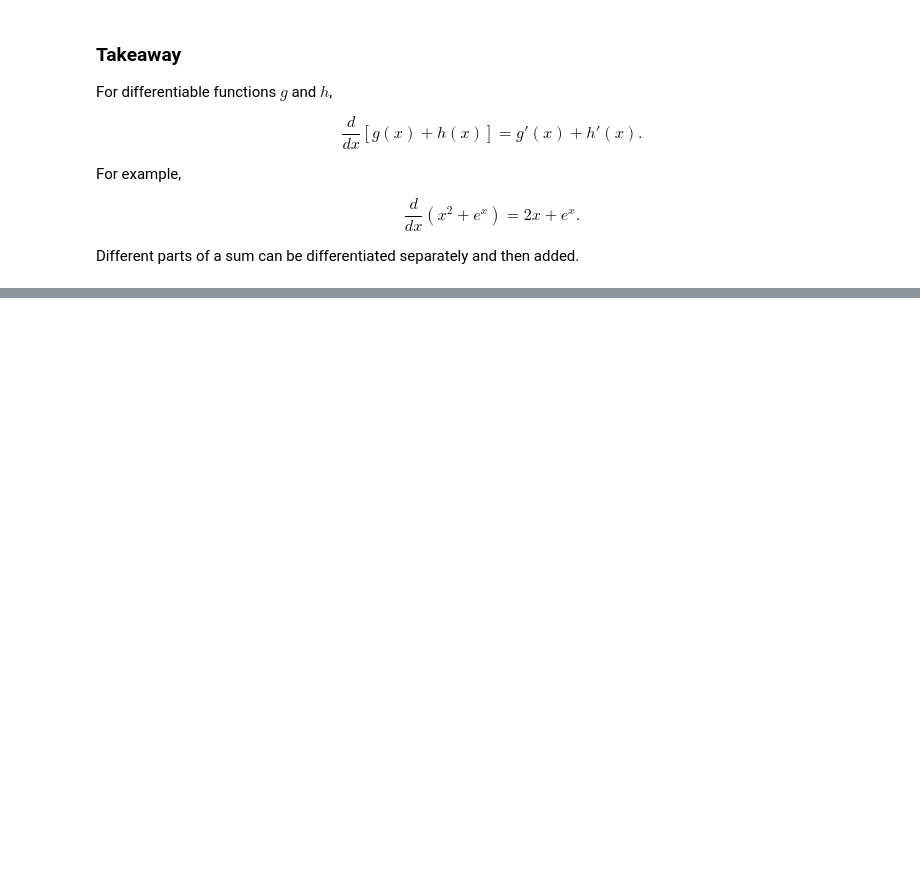
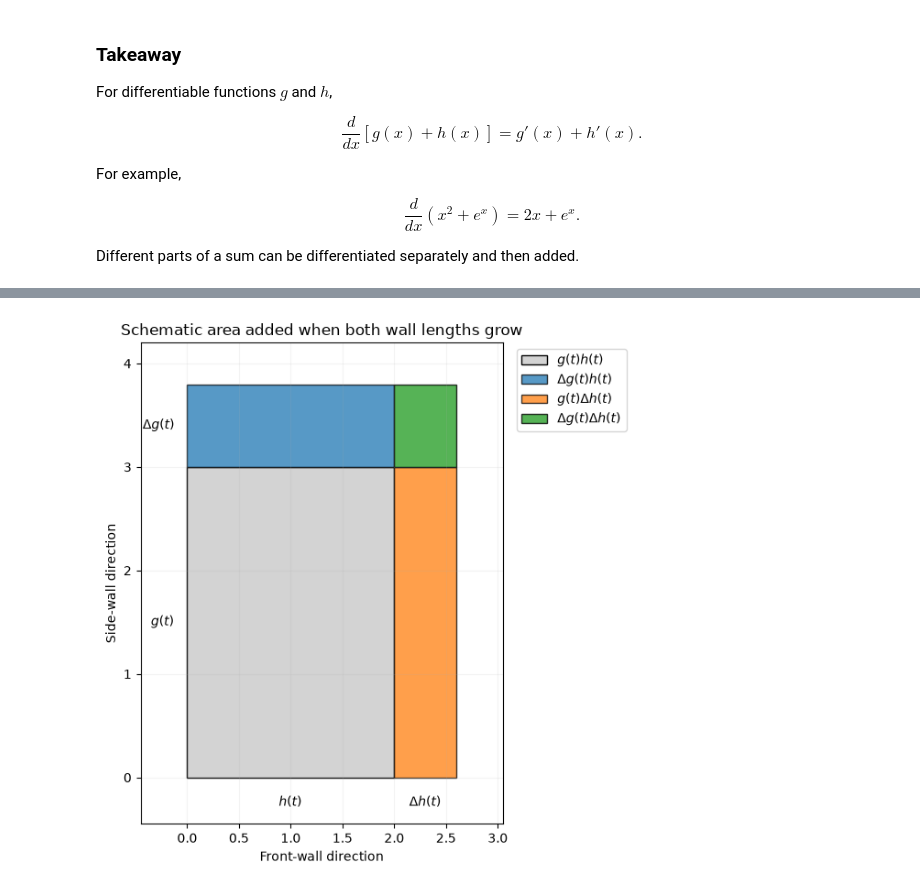
Before and after one commit to majorgilles/mathematics-for-machine-learning-and-data-science, a Jupyter notebook: weeks/c2_w1/02_derivative_properties.ipynb, the cells around one changed output, grey strips where cells are left out. Drawn from its saved outputs; the diff is of its cells as text; code cells hidden in the pictures; blank space fills up the shorter version.

```diff
--- a/weeks/c2_w1/02_derivative_properties.ipynb
+++ b/weeks/c2_w1/02_derivative_properties.ipynb
@@ -461,0 +523,44 @@ Different parts of a sum can be differentiated separately and then added.
+# %%
+from matplotlib.patches import Rectangle
+
+house_side_length: float = 3.0
+house_front_length: float = 2.0
+house_side_increment: float = 0.8
+house_front_increment: float = 0.6
+
+fig, ax = plt.subplots(figsize=(7.5, 6.2))
+original_area = Rectangle((0, 0), house_front_length, house_side_length,
+                          facecolor="lightgray", edgecolor="black", label="$g(t)h(t)$")
+top_strip = Rectangle((0, house_side_length), house_front_length, house_side_increment,
+                      facecolor="tab:blue", alpha=0.75, edgecolor="black",
+                      label="$\\Delta g(t)h(t)$")
+right_strip = Rectangle((house_front_length, 0), house_front_increment, house_side_length,
+                        facecolor="tab:orange", alpha=0.75, edgecolor="black",
+                        label="$g(t)\\Delta h(t)$")
+corner_area = Rectangle((house_front_length, house_side_length), house_front_increment,
+                        house_side_increment, facecolor="tab:green", alpha=0.8,
+                        edgecolor="black", label="$\\Delta g(t)\\Delta h(t)$")
+
+for area_patch in [original_area, top_strip, right_strip, corner_area]:
+    ax.add_patch(area_patch)
+
+ax.annotate("$h(t)$", (house_front_length / 2, -0.18), ha="center", va="top")
+ax.annotate("$g(t)$", (-0.12, house_side_length / 2), ha="right", va="center")
+ax.annotate("$\\Delta h(t)$", (house_front_length + house_front_increment / 2, -0.18),
+            ha="center", va="top")
+ax.annotate("$\\Delta g(t)$", (-0.12, house_side_length + house_side_increment / 2),
+            ha="right", va="center")
+ax.set(
+    title="Schematic area added when both wall lengths grow",
+    xlabel="Front-wall direction",
+    ylabel="Side-wall direction",
+    xlim=(-0.45, 3.05),
+    ylim=(-0.45, 4.2),
+)
+ax.set_aspect("equal")
+ax.legend(loc="upper left", bbox_to_anchor=(1.02, 1.0))
+ax.grid(alpha=0.15)
+plt.tight_layout()
+plt.show()
+# %% [output]
+[figure, added]
```
Also changed, not shown: parts of 9 cells of this notebook.
